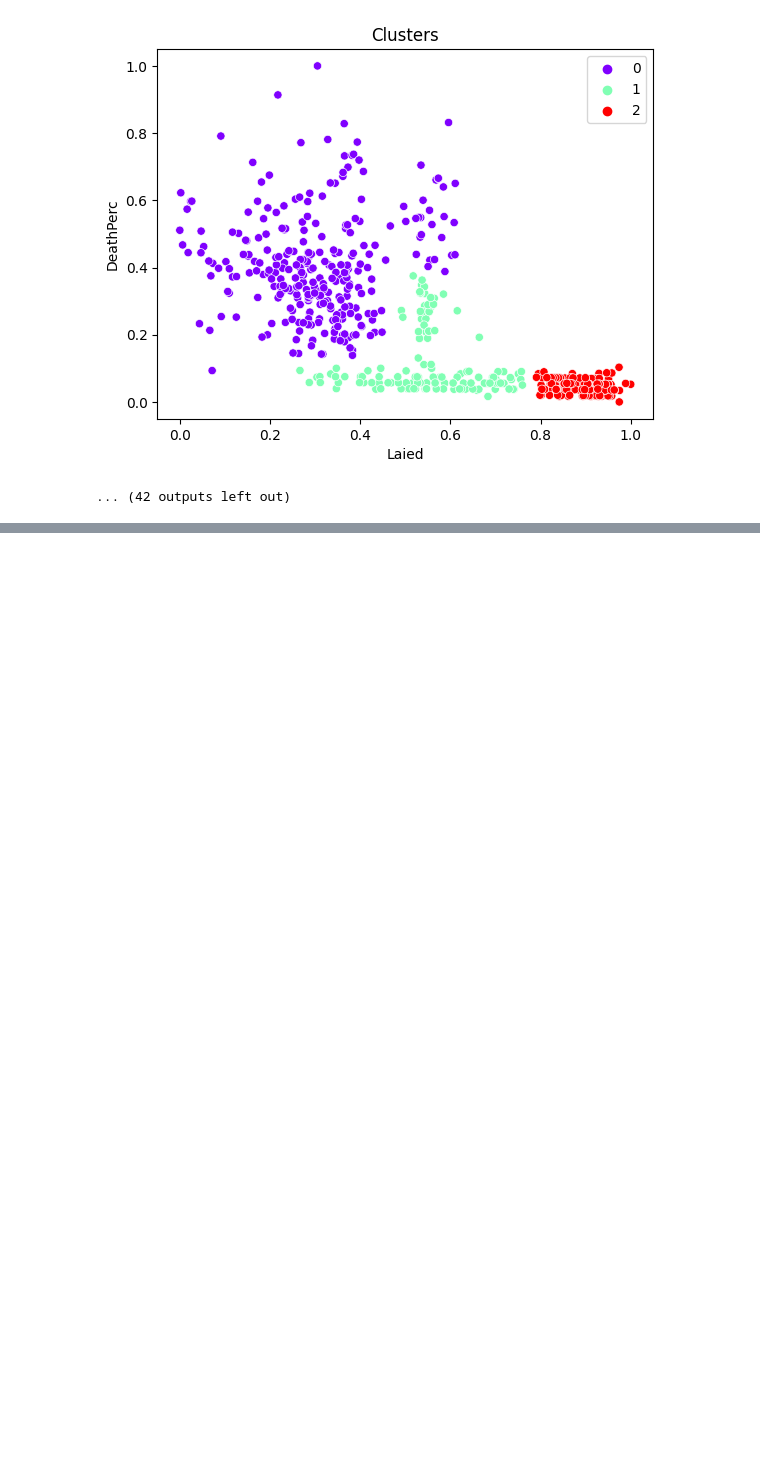
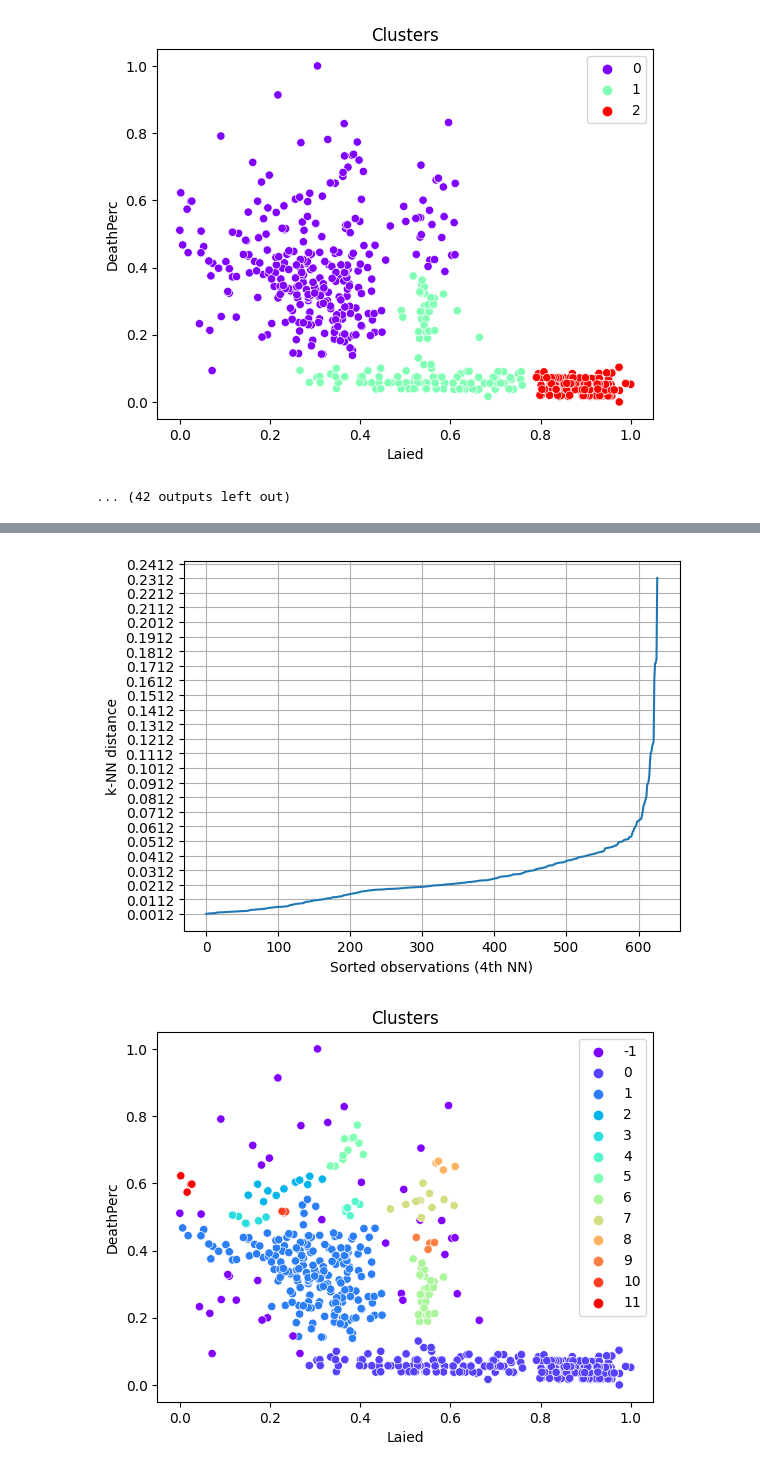
Before and after one commit to CanaliDavide/DASA--Project, a Jupyter notebook: Clustering/DataAnalisysA_Cluster.ipynb, the cells around one changed output, grey strips where cells are left out. Drawn from its saved outputs; the diff is of its cells as text; code cells hidden in the pictures; blank space fills up the shorter version.

```diff
--- a/Clustering/DataAnalisysA_Cluster.ipynb
+++ b/Clustering/DataAnalisysA_Cluster.ipynb
@@ -57,0 +42,5 @@ array([0, 0, 0, 0, 0, 0, 0, 0, 0, 0, 0, 0, 0, 0, 0, 0, 0, 0, 0, 0, 0, 0,
+# %%
+label = ut.DensityClustering(cycleA, ["Laied", "DeathPerc"])
+# %% [output]
+[figure, added]
+[figure, added]
```
Also changed, not shown: parts of 6 cells of this notebook, 4 other files.
